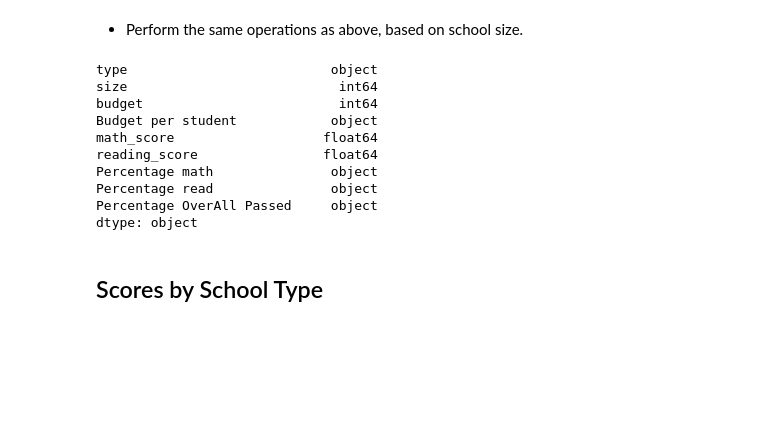
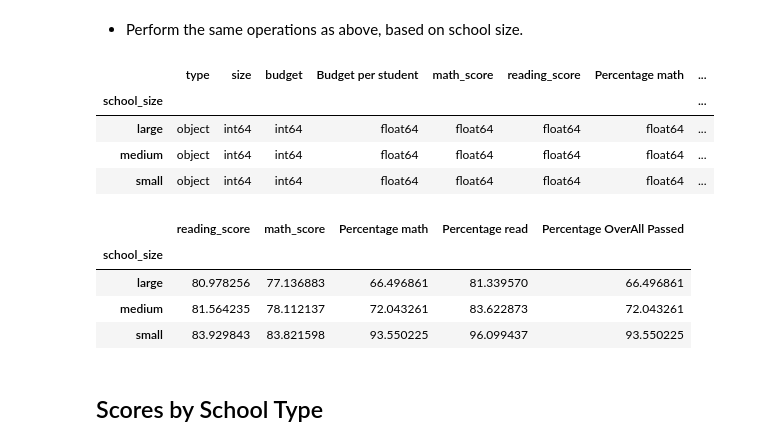
Before and after one commit to BanuNathan/pandas-Challenge, a Jupyter notebook: PyCitySchools/PyCitySchools_starter.ipynb, the cells around one changed output. Drawn from its saved outputs; the diff is of its cells as text; code cells hidden in the pictures; blank space fills up the shorter version.

```diff
--- a/PyCitySchools/PyCitySchools_starter.ipynb
+++ b/PyCitySchools/PyCitySchools_starter.ipynb
@@ -378,19 +371,62 @@ budget_summary
 ## Scores by School Size
 # %% [markdown]
 * Perform the same operations as above, based on school size.
-# %%
-school_summary_final.dtypes
-# %% [output]
-type                          object
-size                           int64
-budget                         int64
-Budget per student            object
-math_score                   float64
-reading_score                float64
-Percentage math               object
-Percentage read               object
-Percentage OverAll Passed     object
-dtype: object
+# %%
+small=school_summary_final["size"] < 2000
+small_df=school_summary_final.loc[size1000]
+small_df.insert(loc=4,column='school_size',value='small')
+small_df
+
+medium=(school_summary_final["size"] >= 2000) & (school_summary_final["size"] < 4000)
+medium_df=school_summary_final.loc[medium]
+medium_df.insert(loc=4,column='school_size',value='medium')
+medium_df
+
+large=school_summary_final["size"] >= 4000
+large_df=school_summary_final.loc[large]
+large_df.insert(loc=4,column='school_size',value='large')
+large_df
+# %%
+vertical_size = pd.concat([small_df, medium_df,large_df], axis=0)
+vertical_size_group=  vertical_size.groupby(['school_size'])
+# %% [output]
+|  | type | size | budget | Budget per student | math_score | reading_score | Percentage math | ... |
+| school_size |  |  |  |  |  |  |  | ... |
+| large | object | int64 | int64 | float64 | float64 | float64 | float64 | ... |
+| medium | object | int64 | int64 | float64 | float64 | float64 | float64 | ... |
+| small | object | int64 | int64 | float64 | float64 | float64 | float64 | ... |
+# %%
+tableA = vertical_size_group["reading_score"].mean()
+tableA_df=pd.DataFrame(tableA)
+tableA_df
+
+tableB = vertical_size_group["math_score"].mean()
+tableB_df=pd.DataFrame(tableB)
+tableB_df
+
+tableC = vertical_size_group["Percentage math"].mean()
+tableC_df=pd.DataFrame(tableC)
+tableC_df
+
+tableD = vertical_size_group["Percentage read"].mean()
+tableD_df=pd.DataFrame(tableD)
+tableD_df
+
+tableE = vertical_size_group["Percentage OverAll Passed"].sum()/vertical_size_group["Percentage OverAll Passed"].count()
+tableE_df=pd.DataFrame(tableE)
+tableE_df
+
+a1=pd.merge(tableA,tableB,left_index=True,right_on="school_size")
+b1=pd.merge(a1,tableC,left_index=True,right_on="school_size")
+c1=pd.merge(b1,tableD,left_index=True,right_on="school_size")
+size_summary=pd.merge(c1,tableE,left_index=True,right_on="school_size")
+size_summary
+# %% [output]
+|  | reading_score | math_score | Percentage math | Percentage read | Percentage OverAll Passed |
+| school_size |  |  |  |  |  |
+| large | 80.978256 | 77.136883 | 66.496861 | 81.339570 | 66.496861 |
+| medium | 81.564235 | 78.112137 | 72.043261 | 83.622873 | 72.043261 |
+| small | 83.929843 | 83.821598 | 93.550225 | 96.099437 | 93.550225 |
 # %% [markdown]
 ## Scores by School Type
 # %% [markdown]
```
Also changed, not shown: parts of 4 cells of this notebook.
